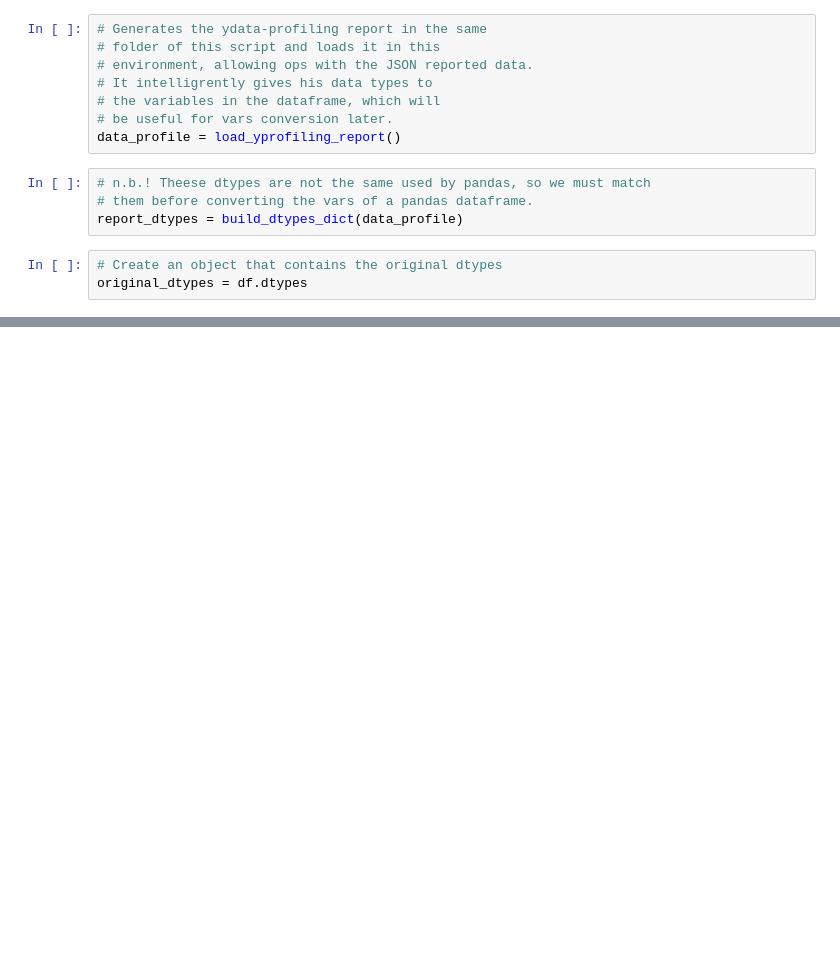
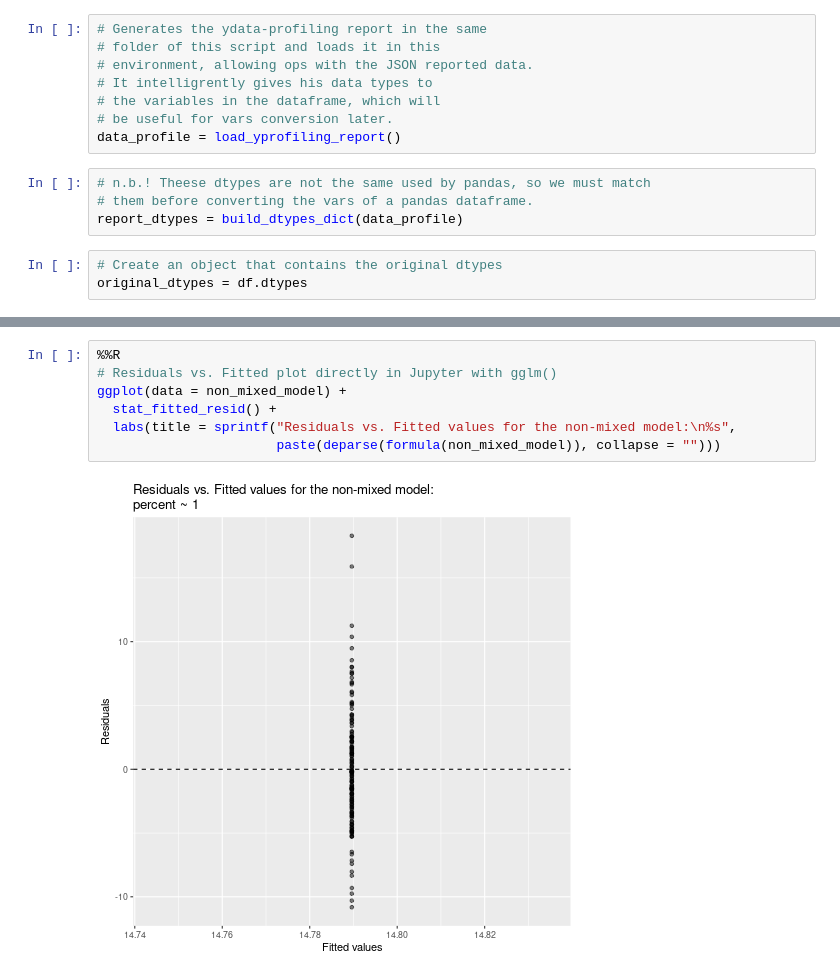
Before and after one commit to francesco-gariboldi/psy-data-tool, a Jupyter notebook: psy_data_tool_extended.ipynb, the cells around one changed output, grey strips where cells are left out. Drawn from its saved outputs; the diff is of its cells as text; blank space fills up the shorter version.

Commit message:
Added bugs and errors management and better plots with ggplot2

```diff
--- a/psy_data_tool_extended.ipynb
+++ b/psy_data_tool_extended.ipynb
@@ -259,0 +373,9 @@ Warning messages:
+# %%
+%%R
+# Residuals vs. Fitted plot directly in Jupyter with gglm()
+ggplot(data = non_mixed_model) +
+  stat_fitted_resid() +
+  labs(title = sprintf("Residuals vs. Fitted values for the non-mixed model:\n%s",
+                       paste(deparse(formula(non_mixed_model)), collapse = "")))
+# %% [output]
+[figure, added]
```
Also changed, not shown: parts of 38 cells of this notebook, 8 other files.
